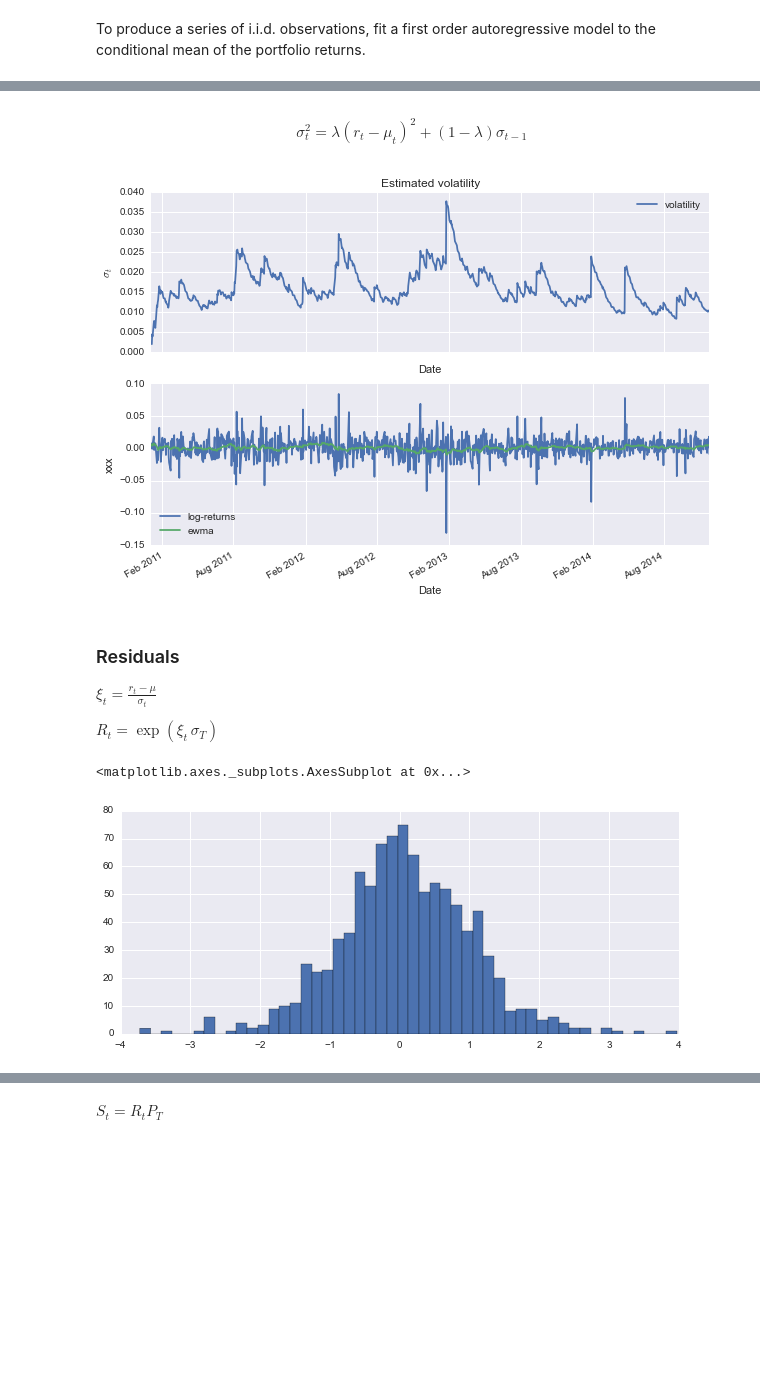
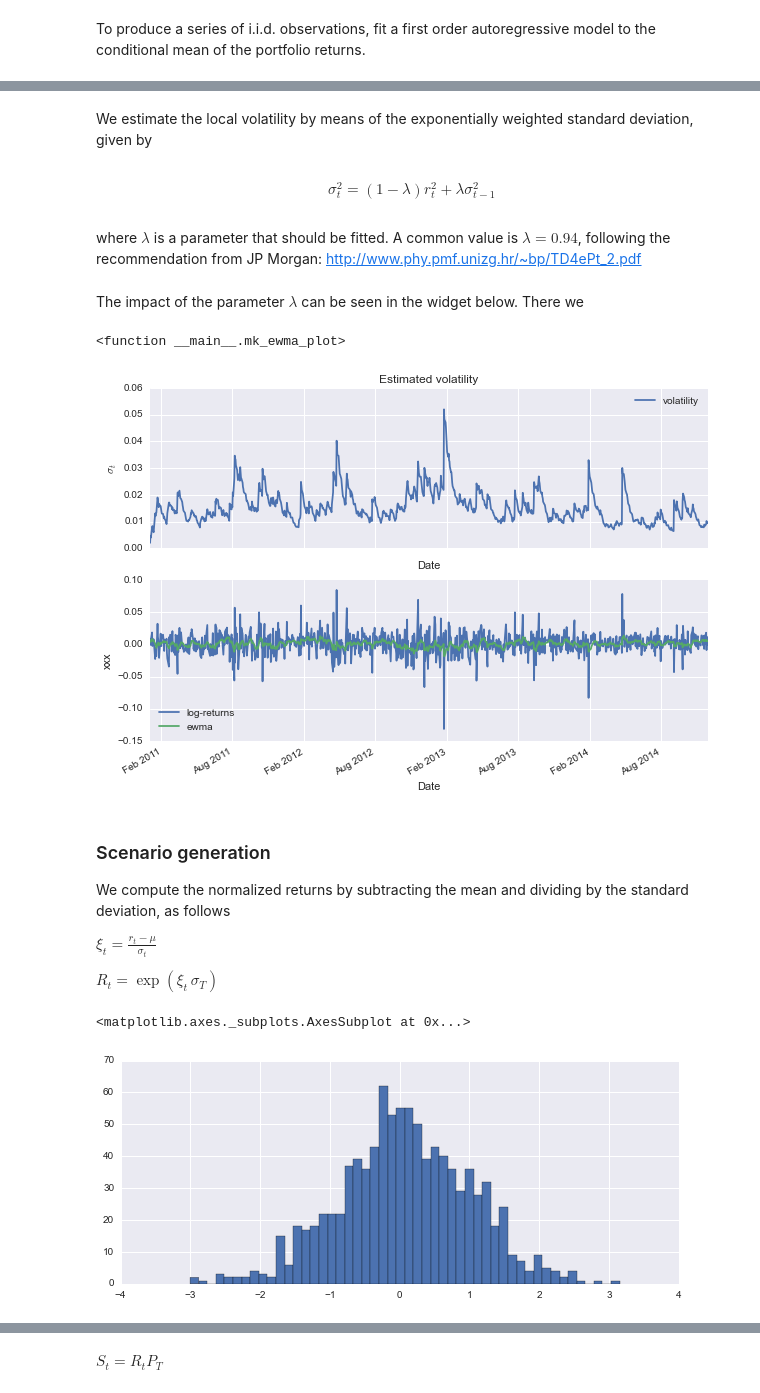
Before and after one commit to mvaz/financial-notebooks, a Jupyter notebook: Value at Risk.ipynb, the cells around one changed output, grey strips where cells are left out. Drawn from its saved outputs; the diff is of its cells as text; code cells hidden in the pictures; blank space fills up the shorter version.

```diff
--- a/Value at Risk.ipynb
+++ b/Value at Risk.ipynb
@@ -112,8 +125,15 @@ To produce a series of i.i.d. observations, fit a first order autoregressive mod
+# %% [markdown]
+We estimate the local volatility by means of the exponentially weighted standard deviation, given by
 # %% [markdown]
-$$\sigma^2_t = \lambda (r_t - \mu_t)^2 + (1 - \lambda ) \sigma_{t-1}$$
+$$\sigma^2_t = (1 - \lambda) r_t^2 + \lambda \sigma^2_{t-1}$$
+# %% [markdown]
+where $\lambda$ is a parameter that should be fitted. A common value is $\lambda = 0.94$, following the recommendation from JP Morgan:
+http://www.phy.pmf.unizg.hr/~bp/TD4ePt_2.pdf
+# %% [markdown]
+The impact of the parameter $\lambda$ can be seen in the widget below. There we
 # %%
 def mk_ewma_plot(_lambda):
-    com = _lambda
+    com = (1 - _lambda) / _lambda
     ig, axes = plt.subplots(nrows=2, ncols=1, figsize=(10,7))
     _ax = pd.ewmstd( rets, com=com).plot(legend=True, ax=axes[0], label='volatility')
     _ax = rets.plot( legend=True, ax=axes[1], label='log-returns')
@@ -124,22 +144,27 @@ def mk_ewma_plot(_lambda):
     axes[1].yaxis.set_label_text('xxx')
 
 
-widgets.interact(mk_ewma_plot, _lambda=(2., 30.))
+widgets.interact(mk_ewma_plot, _lambda=(0.01, 0.29, 0.01)) #[0.01 * k for k in xrange(1,30)])
 # %% [output]
+<function __main__.mk_ewma_plot>
-[figure, old version]
+[figure, new version]
 # %% [markdown]
-### Residuals
+### Scenario generation
+
+We compute the normalized returns by subtracting the mean and dividing by the standard deviation, as follows
 
 $ \xi_t = \frac{r_t - \mu}{\sigma_t}$
 
 $ R_t = \exp( \xi_t \, \sigma_T ) $
 # %%
-_std = pd.ewmstd( rets, com=20)
-_mu = pd.ewma(rets, com=20)
+_lambda = 0.09
+_com = (1 - _lambda) / _lambda
+_std = pd.ewmstd( rets, com=_com)
+_mu = pd.ewma(rets, com=_com)
 
 residuals = ( rets / _std )
 residuals = residuals.ix[20:]
 residuals.hist(bins=50)
 # %% [output]
 <matplotlib.axes._subplots.AxesSubplot at 0x...>
-[figure, old version]
+[figure, new version]
```
Also changed, not shown: parts of 13 cells of this notebook.
